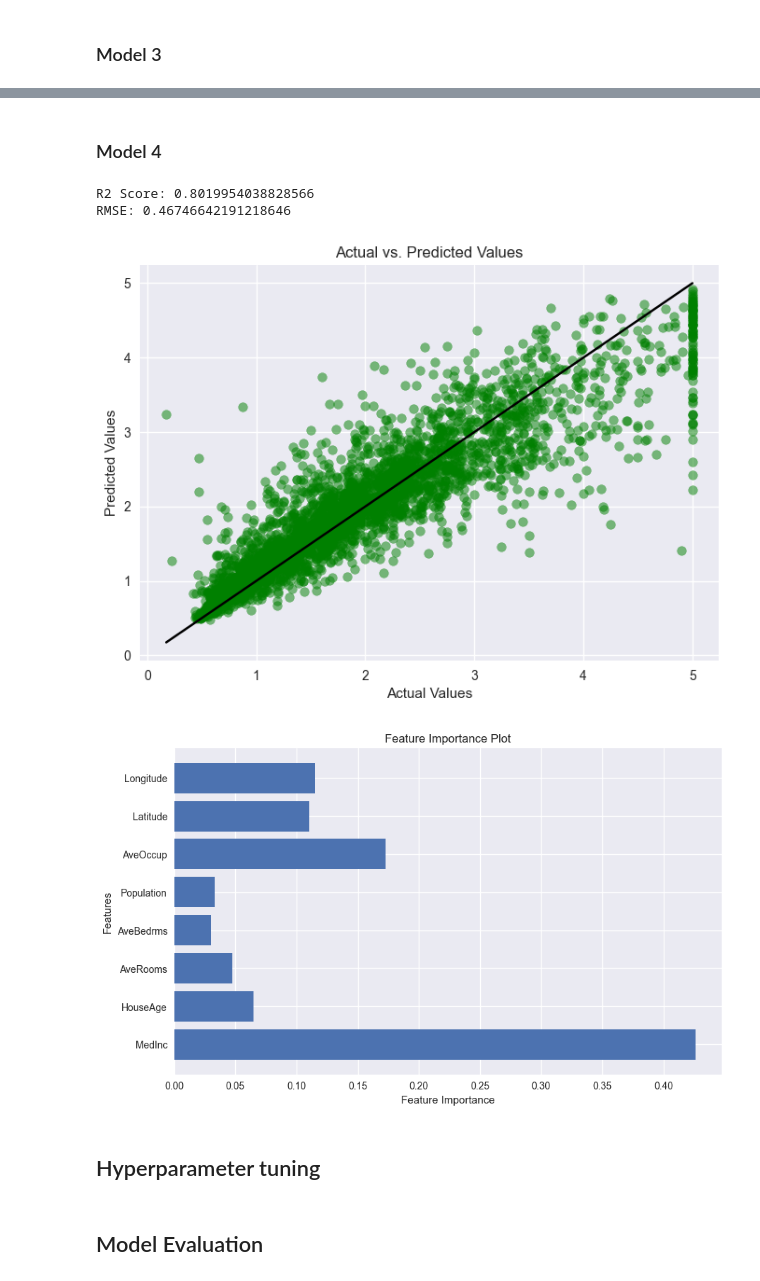
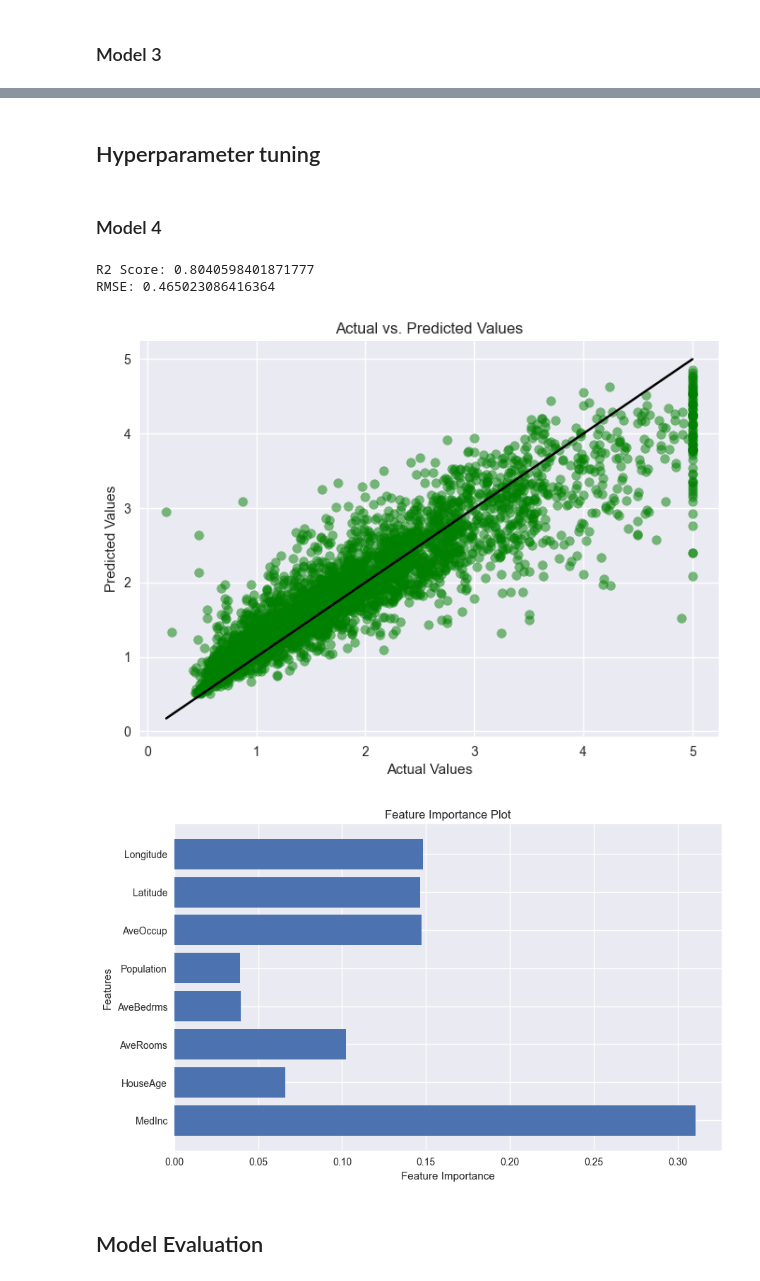
Before and after one commit to efyrb4/dsda-zdat2003-assessment-2-efyrb4, a Jupyter notebook: src/ML_experiments.ipynb, the cells around one changed output, grey strips where cells are left out. Cells and saved outputs as stored; diff of their text form; code cells hidden in the pictures.

```diff
--- a/src/ML_experiments.ipynb
+++ b/src/ML_experiments.ipynb
@@ -333,4 +334,11 @@ plt.show()
 # Machine Learning (ML)
 # %% [markdown]
 ## Supervised ML (Random Forest Regressor)
+# %%
+# input and target variables
+X = housing_cleaned_df.drop('MedHouseVal', axis=1)
+y = housing_cleaned_df['MedHouseVal']
+
+# Train test split
+X_train, X_test, y_train, y_test = train_test_split(X, y, test_size=0.2, random_state=42)
 # %%
@@ -446,15 +457,42 @@ RMSE: 0.49756642443420557
+# %% [markdown]
+## Hyperparameter tuning
+# %%
+# Grid search to find the best parameters for the model
+
+# Random Forest Regressor
+rfr = RandomForestRegressor(random_state=42)
+
+# Parameters to be tuned
+param_grid = {
+    'n_estimators': [50, 100, 200, 300, 400, 500],
+    'max_depth': [3,6, 9, 12, 15, 18, 21],
+    'max_features': [2, 4, 6, 8]
+}
+
+# Grid Search
+grid_search = GridSearchCV(estimator=rfr, param_grid=param_grid, cv=3, n_jobs=-1,scoring='r2')
+
+# Fit the model
+grid_search.fit(X_train, y_train)
+
+# Best parameters
+best_params = grid_search.best_params_
+best_estimator = grid_search.best_estimator_
+
+# Best parameters and best estimator
+print(f'Best Parameters: {best_params}')
+print(f'Best Estimator: {best_estimator}')
 # %% [markdown]
 ### Model 4
 # %%
 # Iteration 4 of the model, gradual increase in tree depth and number of estimators and max number of features
-model4_r2, model4_rmse, model4_rfr = random_forest_regression(housing_cleaned_df,
-                          number_of_estimators=300,
-                            max_tree_depth=20,
-                              max_number_of_features=10)
+model4_r2, model4_rmse, model4_rfr = random_forest_regression(X_train, X_test,
+                                                               y_train, y_test,
+                                                                number_of_estimators=500,
+                                                                  max_tree_depth=21,
+                                                                    max_number_of_features=2)
 # %% [output]
-R2 Score: 0.8019954038828566
-RMSE: 0.46746642191218646
+R2 Score: 0.8040598401871777
+RMSE: 0.465023086416364
-[figure, old version]
+[figure, new version]
-[figure, old version]
+[figure, new version]
-# %% [markdown]
-## Hyperparameter tuning
```
Also changed, not shown: parts of 11 cells of this notebook.
